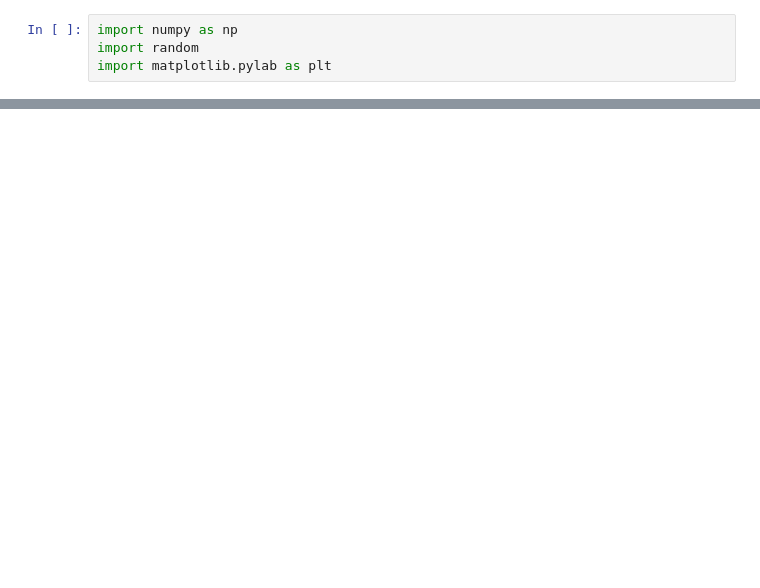
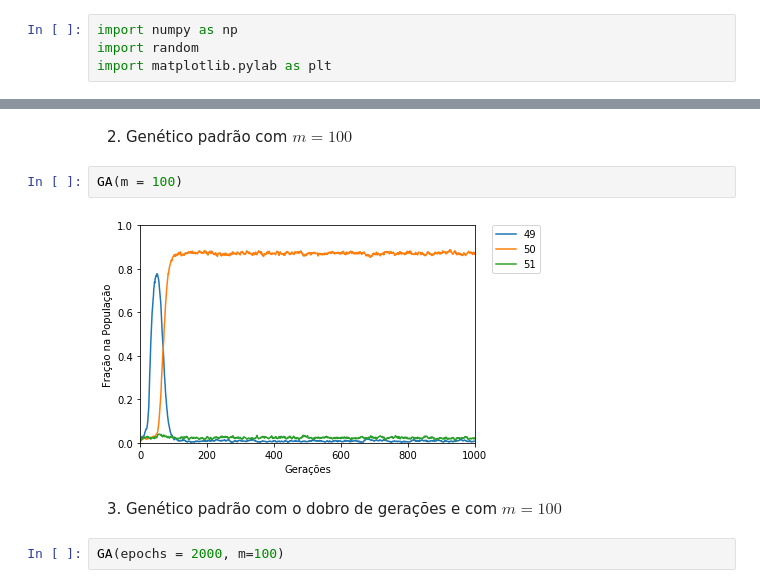
Before and after one commit to gaabrielfranco/game-theory-w1, a Jupyter notebook: twin-sisters.ipynb, the cells around one changed output, grey strips where cells are left out. Drawn from its saved outputs; the diff is of its cells as text; blank space fills up the shorter version.

```diff
--- a/twin-sisters.ipynb
+++ b/twin-sisters.ipynb
@@ -148,0 +168,10 @@ plt.show()
+# %% [markdown]
+2) Genético padrão com $m = 100$
+# %%
+GA(m = 100)
+# %% [output]
+[figure, added]
+# %% [markdown]
+3) Genético padrão com o dobro de gerações e com $m = 100$
+# %%
+GA(epochs = 2000, m=100)
```
Also changed, not shown: parts of 13 cells of this notebook, 2 other files.
